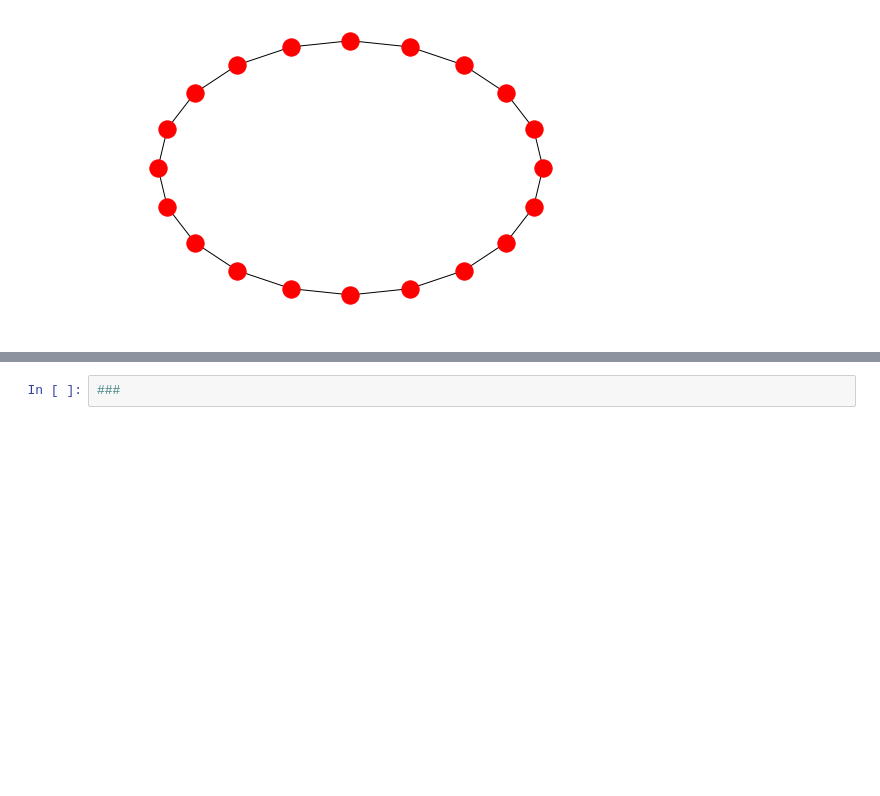
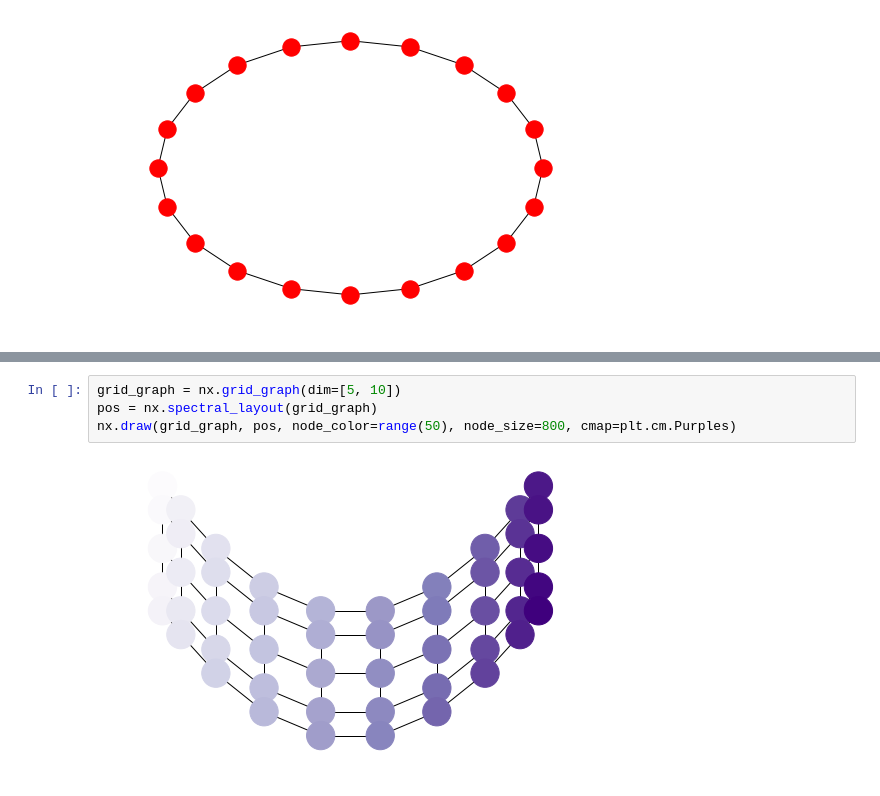
Before and after one commit to szymanskim/networkx-library-workshop, a Jupyter notebook: notebooks/NetworkX_Live.ipynb, the cells around one changed output, grey strips where cells are left out. Saved outputs shown, nothing was run; the diff lists cells and outputs as text; blank space fills up the shorter version.

```diff
--- a/notebooks/NetworkX_Live.ipynb
+++ b/notebooks/NetworkX_Live.ipynb
@@ -474,5 +475,9 @@ html = HTML(html_template.substitute({'title': 'Star graph', 'css_text': css_tex
 display(html)
 # %% [output]
 [interactive output not drawn]
-# %%
-###
+# %%
+grid_graph = nx.grid_graph(dim=[5, 10])
+pos = nx.spectral_layout(grid_graph)
+nx.draw(grid_graph, pos, node_color=range(50), node_size=800, cmap=plt.cm.Purples)
+# %% [output]
+[figure, added]
```
Also changed, not shown: parts of 20 cells of this notebook.
